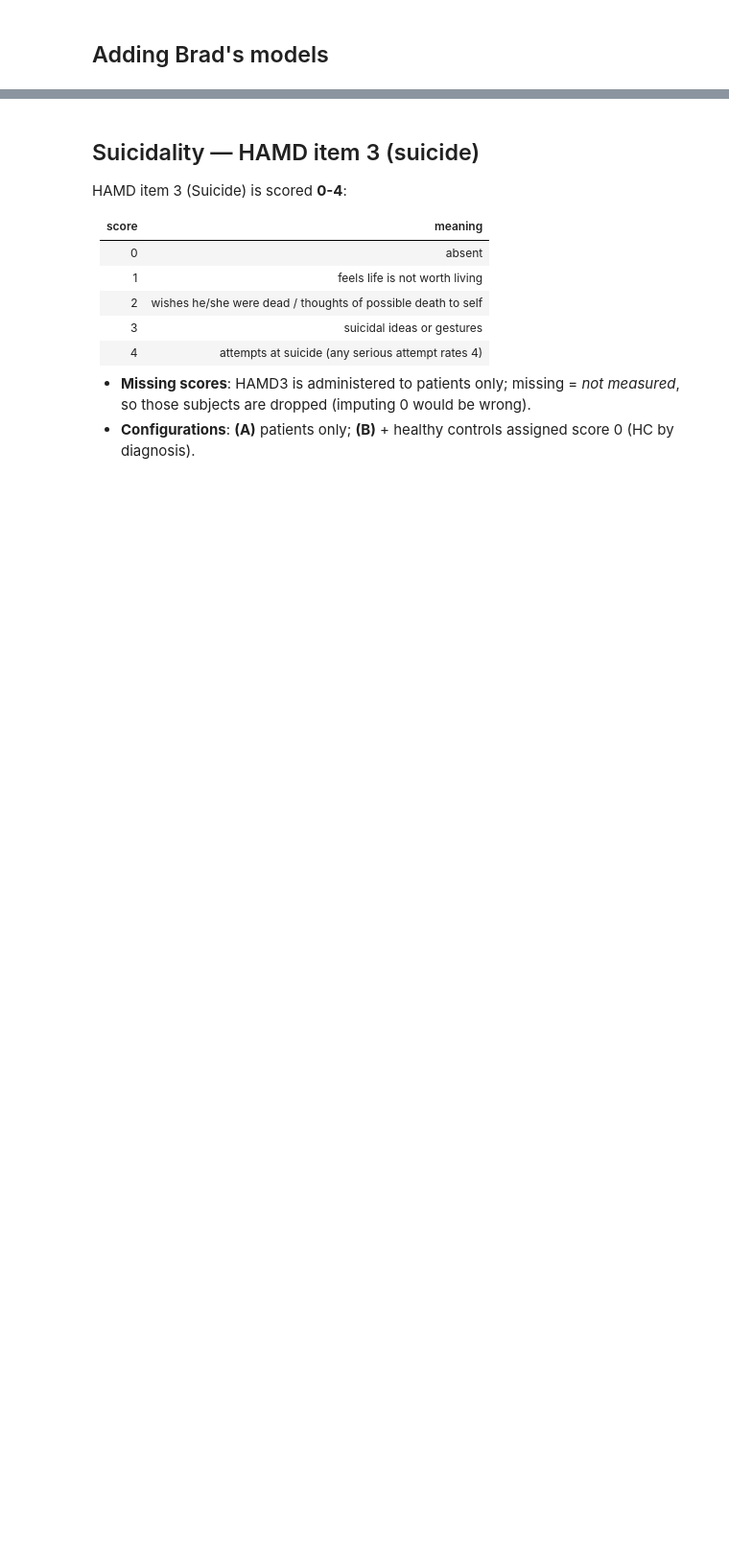
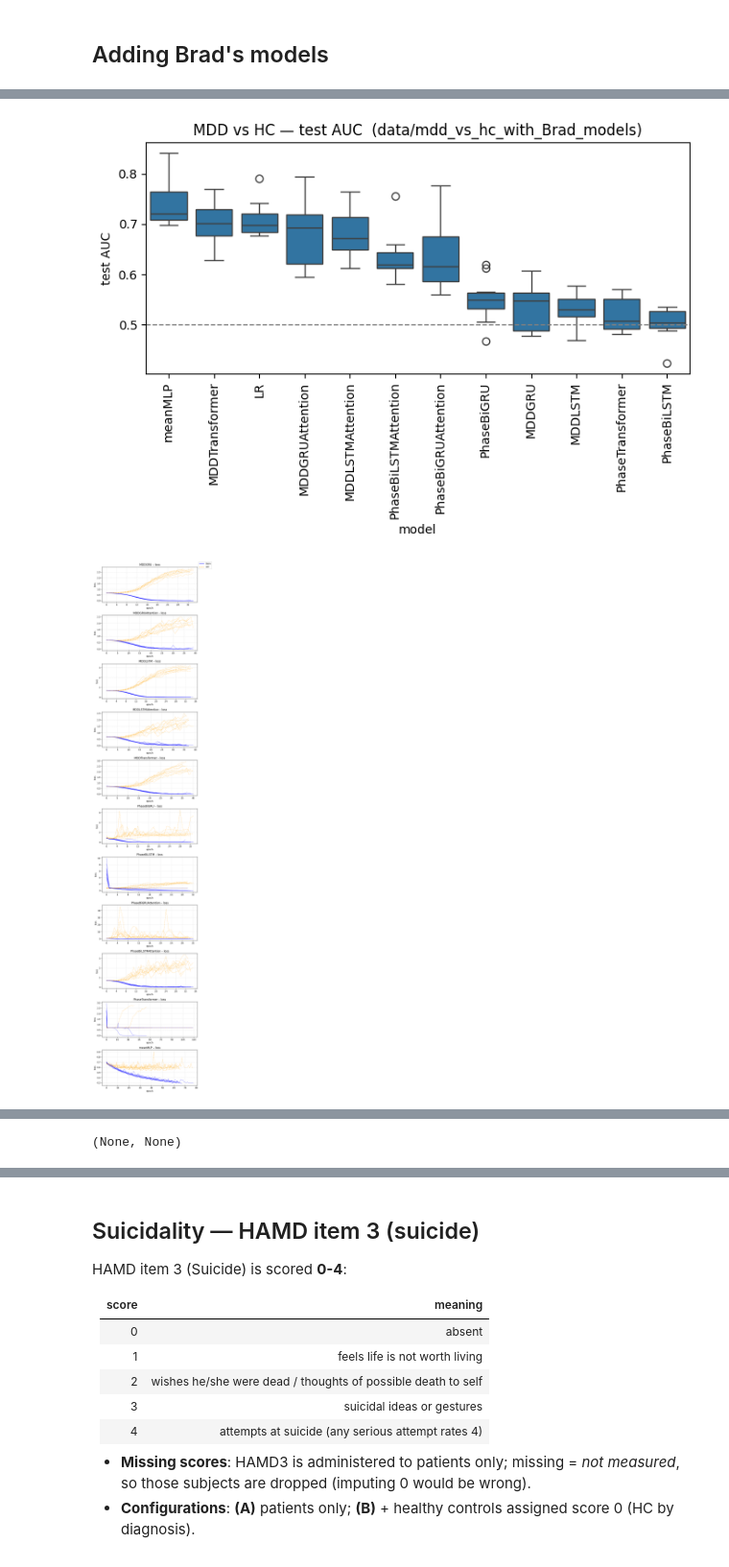
Before and after one commit to neuroneural/circRNA, a Jupyter notebook: docs/02_on_MDD_data/mdd_cvbench.ipynb, the cells around one changed output, grey strips where cells are left out. Shown at 96% size. Drawn from its saved outputs; the diff is of its cells as text; code cells hidden in the pictures; blank space fills up the shorter version.

```diff
--- a/docs/02_on_MDD_data/mdd_cvbench.ipynb
+++ b/docs/02_on_MDD_data/mdd_cvbench.ipynb
@@ -132,0 +164,28 @@ cvbench INFO: Training model: MDDGRU
+# %%
+# plot the saved MDD-vs-HC results (prefer remote, fall back to local)
+src = results_dir("data/mdd_vs_hc_with_Brad_models")
+res = pd.read_csv(f"{src}/cvbench_test.csv")
+
+# 1. Determine the order from best to worst (sorting by median test AUC)
+model_order = res.groupby("model")["test_auc"].median().sort_values(ascending=False).index
+
+plt.figure(figsize=(7, 5))
+
+# 2. Apply the 'order' parameter to the boxplot
+sns.boxplot(data=res, x="model", y="test_auc", order=model_order)
+
+plt.axhline(0.5, ls="--", c="gray", lw=1)
+plt.title(f"MDD vs HC — test AUC  ({src})")
+plt.ylabel("test AUC")
+plt.xlabel("model")
+
+# 3. Rotate the x-axis labels vertically
+plt.xticks(rotation=90)
+
+plt.tight_layout()
+plt.show()
+
+load_report(src).plot_training_curves()
+# %% [output]
+[figure, added]
+[figure, added]
@@ -132,0 +193 @@ cvbench INFO: Training model: MDDGRU
+(None, None)
```
Also changed, not shown: parts of 11 cells of this notebook.
